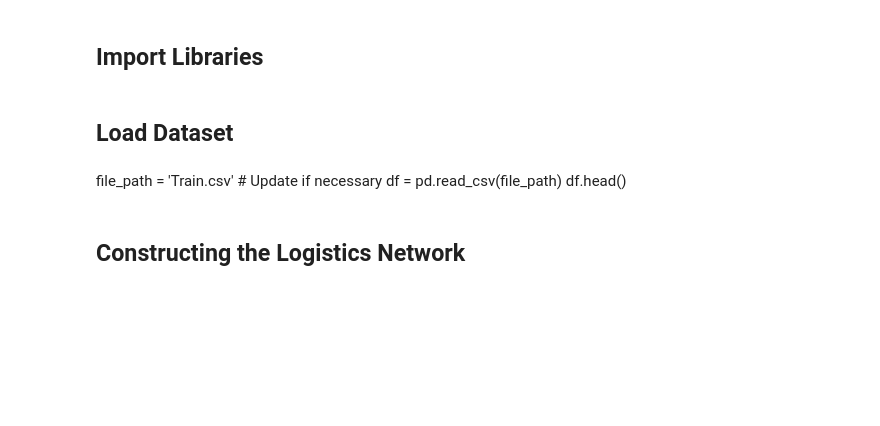
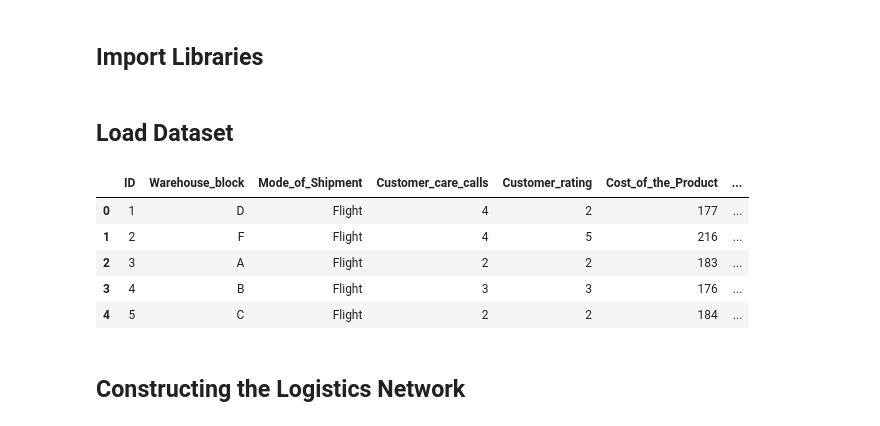
Before and after one commit to msahib1/INST414, a Jupyter notebook: INST414_Module2.ipynb, the cells around one changed output. Saved outputs shown, nothing was run; the diff lists cells and outputs as text; code cells hidden in the pictures; blank space fills up the shorter version.

```diff
--- a/INST414_Module2.ipynb
+++ b/INST414_Module2.ipynb
@@ -6,10 +6,17 @@ import networkx as nx
 import matplotlib.pyplot as plt
 # %% [markdown]
 ## Load Dataset
-# %% [markdown]
-file_path = 'Train.csv'  # Update if necessary
-df = pd.read_csv(file_path)
-df.head()
+# %%
+file_path = 'Train.csv'  # Update if necessary
+df = pd.read_csv(file_path)
+df.head()
+# %% [output]
+|  | ID | Warehouse_block | Mode_of_Shipment | Customer_care_calls | Customer_rating | Cost_of_the_Product | ... |
+| 0 | 1 | D | Flight | 4 | 2 | 177 | ... |
+| 1 | 2 | F | Flight | 4 | 5 | 216 | ... |
+| 2 | 3 | A | Flight | 2 | 2 | 183 | ... |
+| 3 | 4 | B | Flight | 3 | 3 | 176 | ... |
+| 4 | 5 | C | Flight | 2 | 2 | 184 | ... |
 # %% [markdown]
 ## Constructing the Logistics Network
 # %%
```
Also changed, not shown: parts of 3 cells of this notebook.
